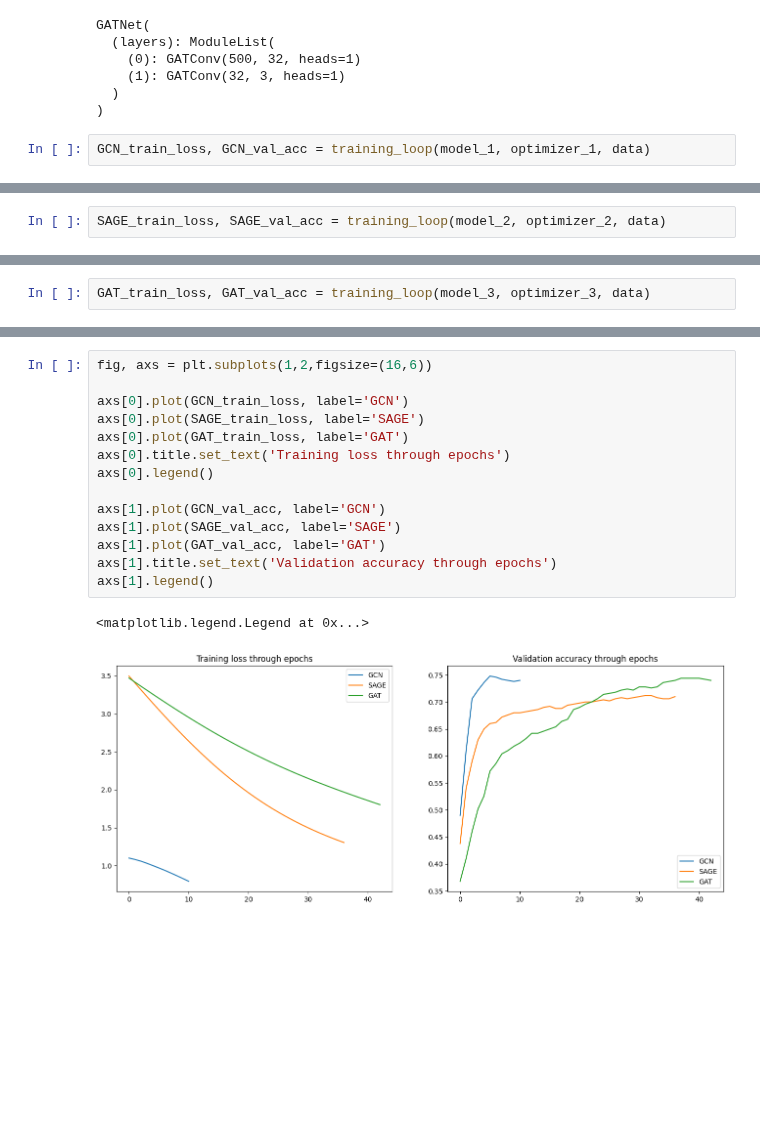
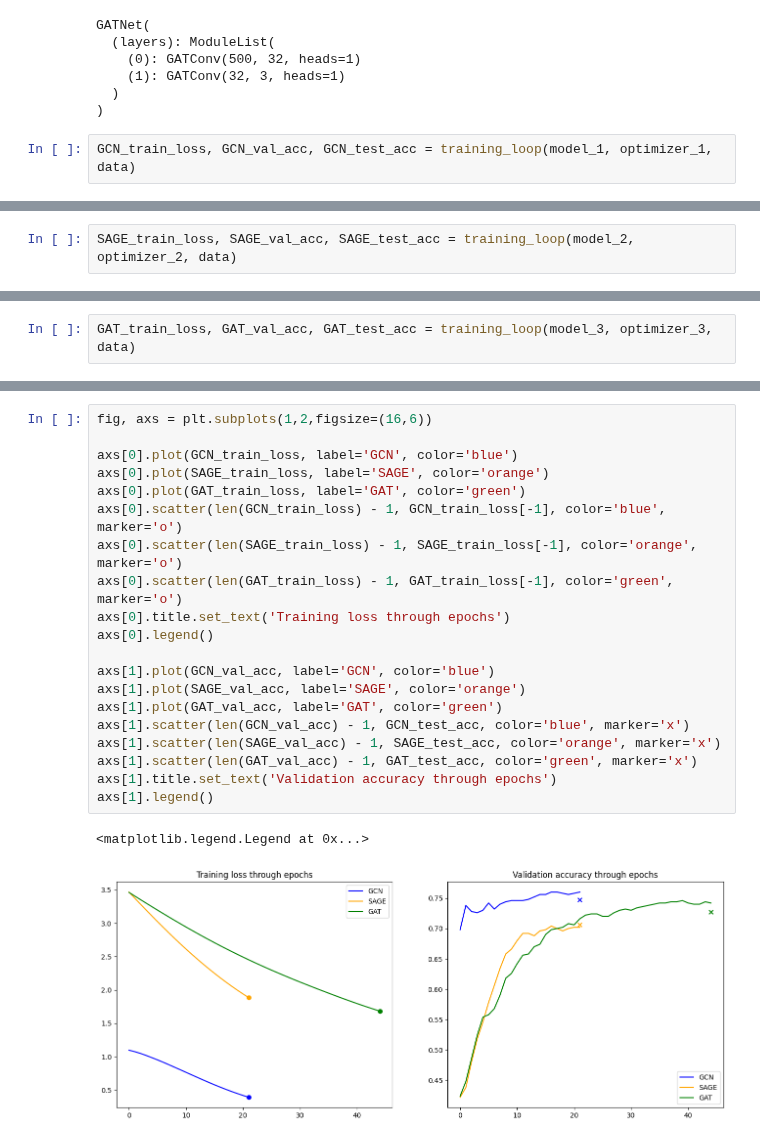
Before and after one commit to LeoDiNino97/SocialNetworks-OnlineMarkets, a Jupyter notebook: Social Networks/Homework/P6/P6.ipynb, the cells around one changed output, grey strips where cells are left out. Saved outputs shown, nothing was run; the diff lists cells and outputs as text; blank space fills up the shorter version.

```diff
--- a/Social Networks/Homework/P6/P6.ipynb
+++ b/Social Networks/Homework/P6/P6.ipynb
@@ -319,5 +320,5 @@ GATNet(
   )
 )
 # %%
-GCN_train_loss, GCN_val_acc = training_loop(model_1, optimizer_1, data)
+GCN_train_loss, GCN_val_acc, GCN_test_acc = training_loop(model_1, optimizer_1, data)
 # %% [output]
@@ -337,3 +327,3 @@ Test accuracy at epoch 6: 0.7440
 # %%
-SAGE_train_loss, SAGE_val_acc = training_loop(model_2, optimizer_2, data)
+SAGE_train_loss, SAGE_val_acc, SAGE_test_acc = training_loop(model_2, optimizer_2, data)
 # %% [output]
@@ -357,3 +332,3 @@ Test accuracy at epoch 32: 0.7200
 # %%
-GAT_train_loss, GAT_val_acc = training_loop(model_3, optimizer_3, data)
+GAT_train_loss, GAT_val_acc, GAT_test_acc = training_loop(model_3, optimizer_3, data)
 # %% [output]
@@ -377,17 +337,23 @@ Test accuracy at epoch 38: 0.7290
 # %%
 fig, axs = plt.subplots(1,2,figsize=(16,6))
 
-axs[0].plot(GCN_train_loss, label='GCN')
-axs[0].plot(SAGE_train_loss, label='SAGE')
-axs[0].plot(GAT_train_loss, label='GAT')
+axs[0].plot(GCN_train_loss, label='GCN', color='blue')
+axs[0].plot(SAGE_train_loss, label='SAGE', color='orange')
+axs[0].plot(GAT_train_loss, label='GAT', color='green')
+axs[0].scatter(len(GCN_train_loss) - 1, GCN_train_loss[-1], color='blue', marker='o')
+axs[0].scatter(len(SAGE_train_loss) - 1, SAGE_train_loss[-1], color='orange', marker='o')
+axs[0].scatter(len(GAT_train_loss) - 1, GAT_train_loss[-1], color='green', marker='o')
 axs[0].title.set_text('Training loss through epochs')
 axs[0].legend()
 
-axs[1].plot(GCN_val_acc, label='GCN')
-axs[1].plot(SAGE_val_acc, label='SAGE')
-axs[1].plot(GAT_val_acc, label='GAT')
+axs[1].plot(GCN_val_acc, label='GCN', color='blue')
+axs[1].plot(SAGE_val_acc, label='SAGE', color='orange')
+axs[1].plot(GAT_val_acc, label='GAT', color='green')
+axs[1].scatter(len(GCN_val_acc) - 1, GCN_test_acc, color='blue', marker='x')
+axs[1].scatter(len(SAGE_val_acc) - 1, SAGE_test_acc, color='orange', marker='x')
+axs[1].scatter(len(GAT_val_acc) - 1, GAT_test_acc, color='green', marker='x')
 axs[1].title.set_text('Validation accuracy through epochs')
 axs[1].legend()
 # %% [output]
 <matplotlib.legend.Legend at 0x...>
-[figure, old version]
+[figure, new version]
```
Also changed, not shown: parts of 4 cells of this notebook, 1 other file.
